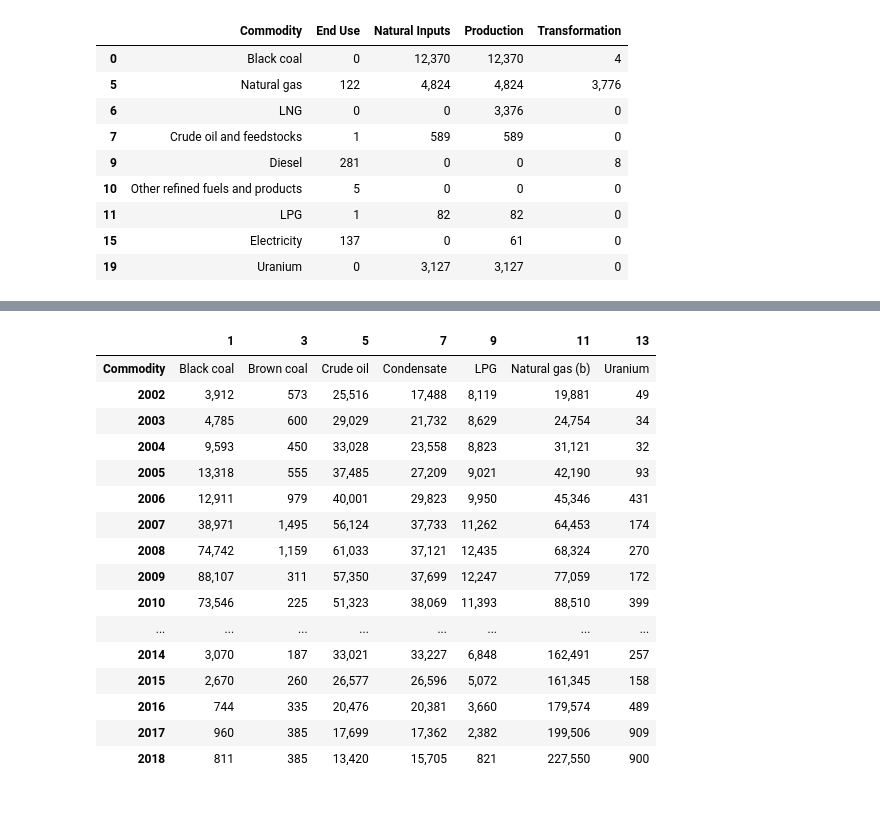
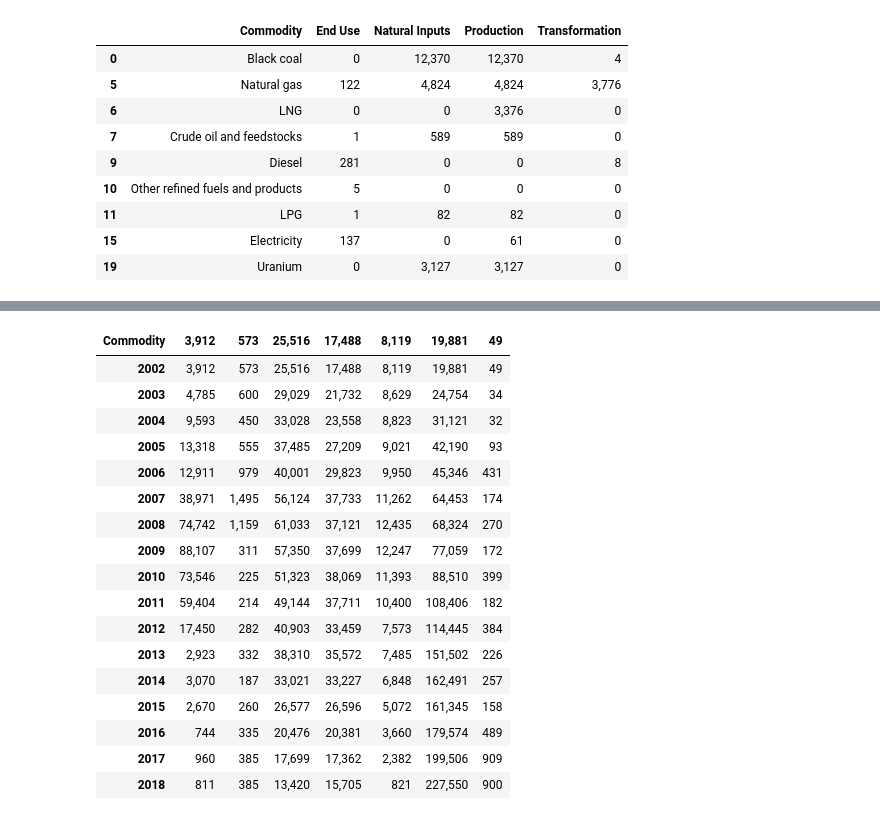
Before and after one commit to natalieddavies/FinalProject, a Jupyter notebook: merging.ipynb, the cells around one changed output, grey strips where cells are left out. Saved outputs shown, nothing was run; the diff lists cells and outputs as text; code cells hidden in the pictures.

```diff
--- a/merging.ipynb
+++ b/merging.ipynb
@@ -234,22 +201,29 @@ money_stocks
 # %%
 money_stocks = money_stocks.drop(columns=['Unit'])
 # %%
-money_stocks.transpose()
+money_stocks = money_stocks.transpose()
-# %% [output]
-|  | 1 | 3 | 5 | 7 | 9 | 11 | 13 |
-| Commodity | Black coal | Brown coal | Crude oil | Condensate | LPG | Natural gas (b) | Uranium |
-| 2002 | 3,912 | 573 | 25,516 | 17,488 | 8,119 | 19,881 | 49 |
-| 2003 | 4,785 | 600 | 29,029 | 21,732 | 8,629 | 24,754 | 34 |
-| 2004 | 9,593 | 450 | 33,028 | 23,558 | 8,823 | 31,121 | 32 |
-| 2005 | 13,318 | 555 | 37,485 | 27,209 | 9,021 | 42,190 | 93 |
-| 2006 | 12,911 | 979 | 40,001 | 29,823 | 9,950 | 45,346 | 431 |
-| 2007 | 38,971 | 1,495 | 56,124 | 37,733 | 11,262 | 64,453 | 174 |
-| 2008 | 74,742 | 1,159 | 61,033 | 37,121 | 12,435 | 68,324 | 270 |
-| 2009 | 88,107 | 311 | 57,350 | 37,699 | 12,247 | 77,059 | 172 |
-| 2010 | 73,546 | 225 | 51,323 | 38,069 | 11,393 | 88,510 | 399 |
-| ... | ... | ... | ... | ... | ... | ... | ... |
-| 2014 | 3,070 | 187 | 33,021 | 33,227 | 6,848 | 162,491 | 257 |
-| 2015 | 2,670 | 260 | 26,577 | 26,596 | 5,072 | 161,345 | 158 |
-| 2016 | 744 | 335 | 20,476 | 20,381 | 3,660 | 179,574 | 489 |
-| 2017 | 960 | 385 | 17,699 | 17,362 | 2,382 | 199,506 | 909 |
-| 2018 | 811 | 385 | 13,420 | 15,705 | 821 | 227,550 | 900 |
+# %%
+new_header = money_stocks.iloc[0] #grab the first row for the header
+money_stocks = money_stocks[1:] #take the data less the header row
+money_stocks.columns = new_header #set the header row as the df header
+# %%
+money_stocks.rename(columns=money_stocks.iloc[0])
+# %% [output]
+| Commodity | 3,912 | 573 | 25,516 | 17,488 | 8,119 | 19,881 | 49 |
+| 2002 | 3,912 | 573 | 25,516 | 17,488 | 8,119 | 19,881 | 49 |
+| 2003 | 4,785 | 600 | 29,029 | 21,732 | 8,629 | 24,754 | 34 |
+| 2004 | 9,593 | 450 | 33,028 | 23,558 | 8,823 | 31,121 | 32 |
+| 2005 | 13,318 | 555 | 37,485 | 27,209 | 9,021 | 42,190 | 93 |
+| 2006 | 12,911 | 979 | 40,001 | 29,823 | 9,950 | 45,346 | 431 |
+| 2007 | 38,971 | 1,495 | 56,124 | 37,733 | 11,262 | 64,453 | 174 |
+| 2008 | 74,742 | 1,159 | 61,033 | 37,121 | 12,435 | 68,324 | 270 |
+| 2009 | 88,107 | 311 | 57,350 | 37,699 | 12,247 | 77,059 | 172 |
+| 2010 | 73,546 | 225 | 51,323 | 38,069 | 11,393 | 88,510 | 399 |
+| 2011 | 59,404 | 214 | 49,144 | 37,711 | 10,400 | 108,406 | 182 |
+| 2012 | 17,450 | 282 | 40,903 | 33,459 | 7,573 | 114,445 | 384 |
+| 2013 | 2,923 | 332 | 38,310 | 35,572 | 7,485 | 151,502 | 226 |
+| 2014 | 3,070 | 187 | 33,021 | 33,227 | 6,848 | 162,491 | 257 |
+| 2015 | 2,670 | 260 | 26,577 | 26,596 | 5,072 | 161,345 | 158 |
+| 2016 | 744 | 335 | 20,476 | 20,381 | 3,660 | 179,574 | 489 |
+| 2017 | 960 | 385 | 17,699 | 17,362 | 2,382 | 199,506 | 909 |
+| 2018 | 811 | 385 | 13,420 | 15,705 | 821 | 227,550 | 900 |
```
Also changed, not shown: parts of 16 cells of this notebook, 3 other files.
